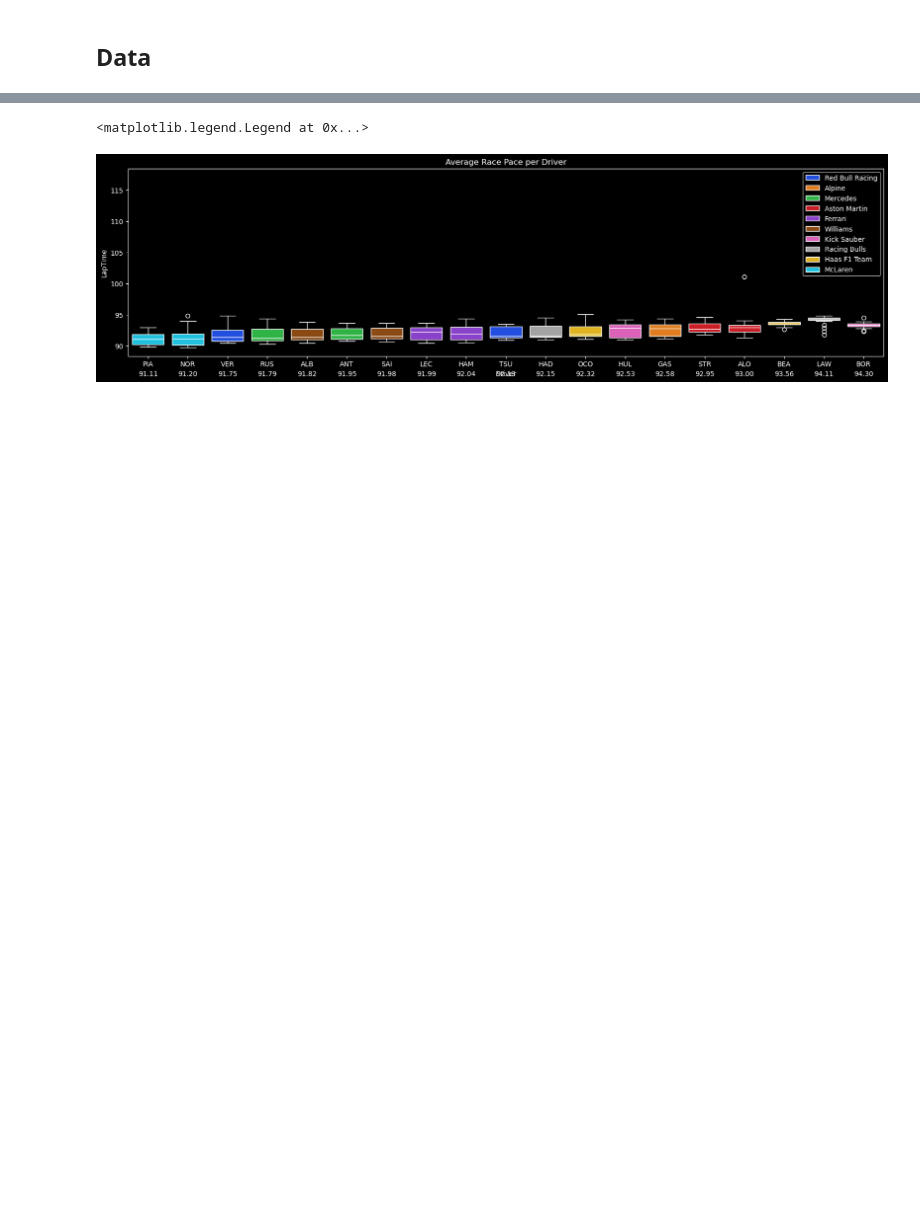
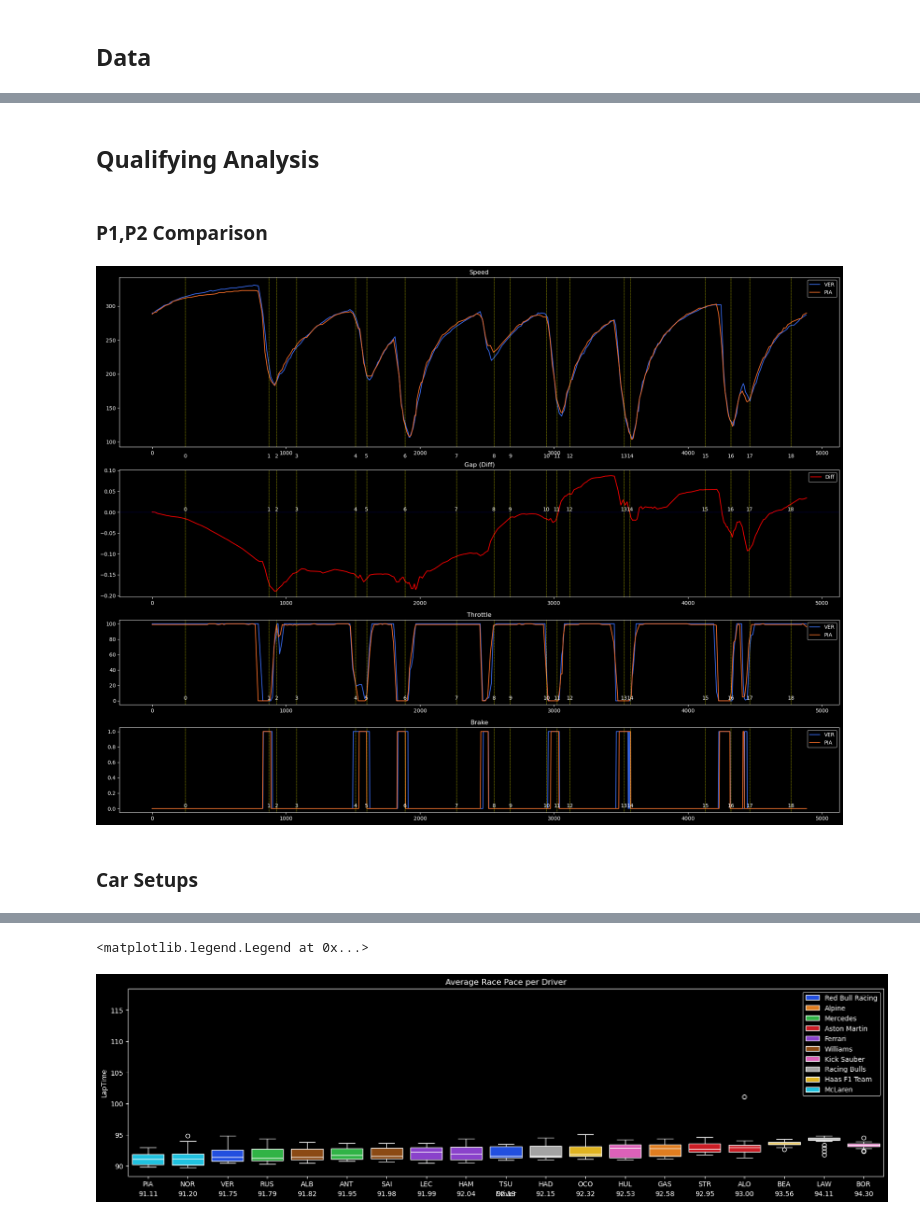
Before and after one commit to Sanket-g-75/F1_Analysis, a Jupyter notebook: code.ipynb, the cells around one changed output, grey strips where cells are left out. Drawn from its saved outputs; the diff is of its cells as text; code cells hidden in the pictures; blank space fills up the shorter version.

Commit message:
2025 Imola GP Qualifying Insights

```diff
--- a/code.ipynb
+++ b/code.ipynb
@@ -25,6 +16,6 @@ sns.color_palette("dark")
 # %% [markdown]
 ## Data
 # %%
-session = fastf1.get_session(2025,'Miami Grand Prix','R')
+session = fastf1.get_session(2025,'Imola','Qualifying')
 session.load(laps=True, weather=True, telemetry=True)
 # %% [output]
@@ -60,0 +41,69 @@ memory usage: 8.0+ KB
+# %% [markdown]
+## Qualifying Analysis
+# %%
+q1,q2,q3 = session.laps.split_qualifying_sessions(freq)
+q1 = q1.pick_accurate()
+q2 = q2.pick_accurate()
+q3 = q3.pick_accurate()
+# %% [markdown]
+### P1,P2 Comparison
+# %%
+ver = q3.pick_driver('VER').pick_fastest().get_telemetry(frequency=20).add_distance()
+pia = q3.pick_driver('PIA').pick_fastest().get_telemetry(frequency=20).add_distance()
+# %%
+delta_time, ref_tel, compare_tel = utils.delta_time(q3.pick_driver('PIA').pick_fastest(), q3.pick_driver('VER').pick_fastest())
+# %%
+import matplotlib.gridspec as gridspec
+
+fig = plt.figure(figsize=(20, 15))
+gs = gridspec.GridSpec(4, 1, height_ratios=[1, 0.75, 0.5, 0.5])  # Define grid with different heights
+
+
+# Speed Plot
+ax0 = fig.add_subplot(gs[0])
+ax0.plot(ver['Distance'], ver['Speed'], label='VER', color='#396bf0')
+ax0.plot(pia['Distance'], pia['Speed'], label='PIA', color='#f26c28')
+for corner_index in range(len(session.get_circuit_info().corners)):
+    ax0.axvline(x=session.get_circuit_info().corners['Distance'][corner_index], color='yellow', linestyle='--', linewidth=0.5)
+    ax0.text(session.get_circuit_info().corners['Distance'][corner_index], 75, f'{corner_index}', ha='center', va='bottom')
+ax0.legend()
+ax0.set_title("Speed")
+
+# Gap (Diff) Plot
+ax1 = fig.add_subplot(gs[1])
+ax1.plot(ref_tel['Distance'],delta_time, label='Diff', color='red')
+ax1.axhline(y=0, color='blue', linestyle='dotted', linewidth=0.5)
+for corner_index in range(len(session.get_circuit_info().corners)):
+    ax1.axvline(x=session.get_circuit_info().corners['Distance'][corner_index], color='yellow', linestyle='--', linewidth=0.5)
+    ax1.text(session.get_circuit_info().corners['Distance'][corner_index], 0, f'{corner_index}', ha='center', va='bottom')
+ax1.legend()
+ax1.set_title("Gap (Diff)")
+
+# Throttle Plot
+ax2 = fig.add_subplot(gs[2])
+ax2.plot(ver['Distance'], ver['Throttle'], label='VER', color='#396bf0')
+ax2.plot(pia['Distance'], pia['Throttle'], label='PIA', color='#f26c28')
+for corner_index in range(len(session.get_circuit_info().corners)):
+    ax2.axvline(x=session.get_circuit_info().corners['Distance'][corner_index], color='yellow', linestyle='--', linewidth=0.5)
+    ax2.text(session.get_circuit_info().corners['Distance'][corner_index], 0, f'{corner_index}', ha='center', va='bottom')
+ax2.legend()
+ax2.set_title("Throttle")
+
+# Brake Plot
+ax3 = fig.add_subplot(gs[3])
+ax3.plot(ver['Distance'], ver['Brake'], label='VER', color='#396bf0')
+ax3.plot(pia['Distance'], pia['Brake'], label='PIA', color='#f26c28')
+for corner_index in range(len(session.get_circuit_info().corners)):
+    ax3.axvline(x=session.get_circuit_info().corners['Distance'][corner_index], color='yellow', linestyle='--', linewidth=0.5)
+    ax3.text(session.get_circuit_info().corners['Distance'][corner_index], 0, f'{corner_index}', ha='center', va='bottom')
+ax3.legend()
+ax3.set_title("Brake")
+
+plt.tight_layout()
+plt.savefig(f'{format(session.session_info['StartDate'],'%Y')}_{session.session_info['Meeting']['Location']}_P1P2Comparison')
+
+plt.show()
+# %% [output]
+[figure, added]
+# %% [markdown]
+### Car Setups
```
Also changed, not shown: parts of 12 cells of this notebook, 2 other files.
